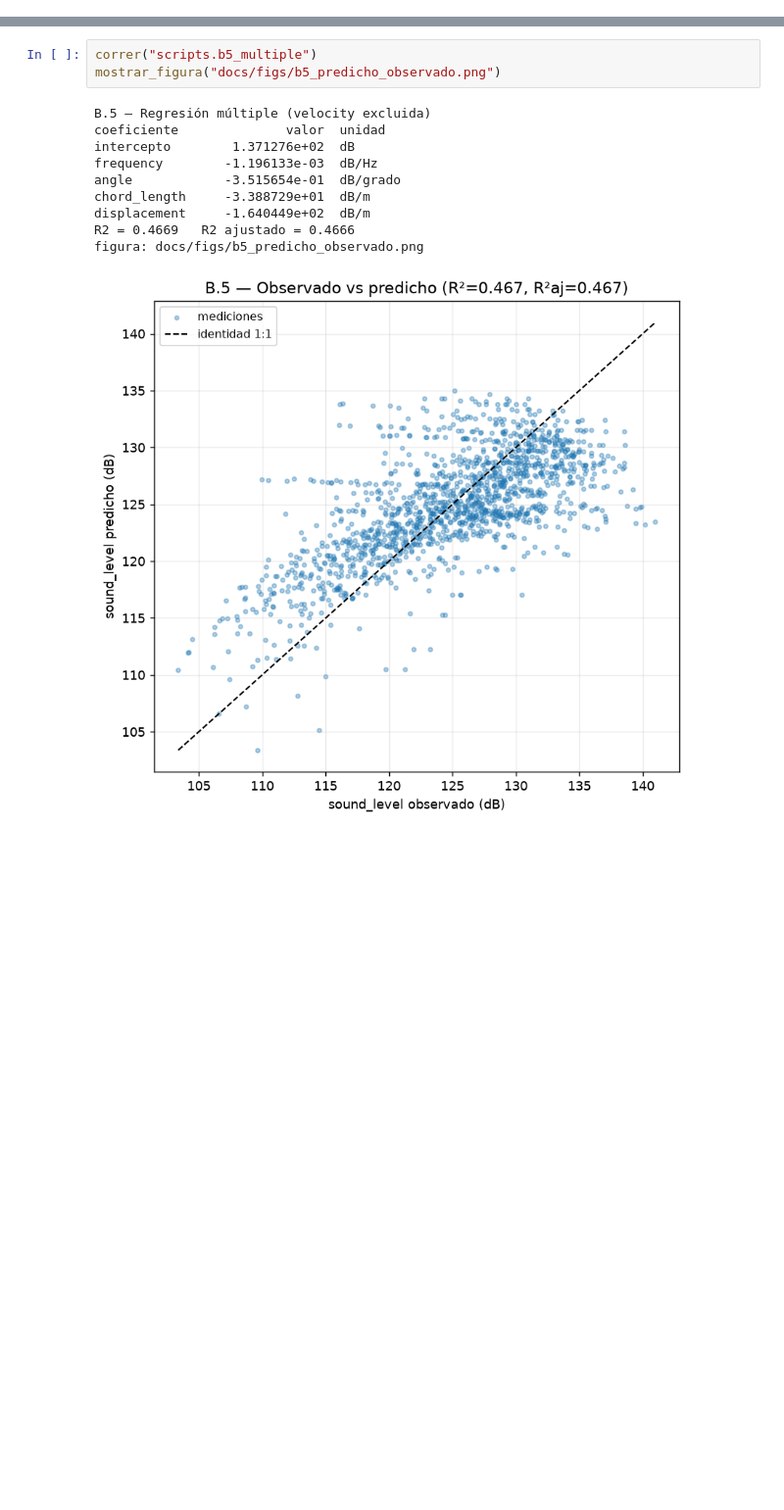
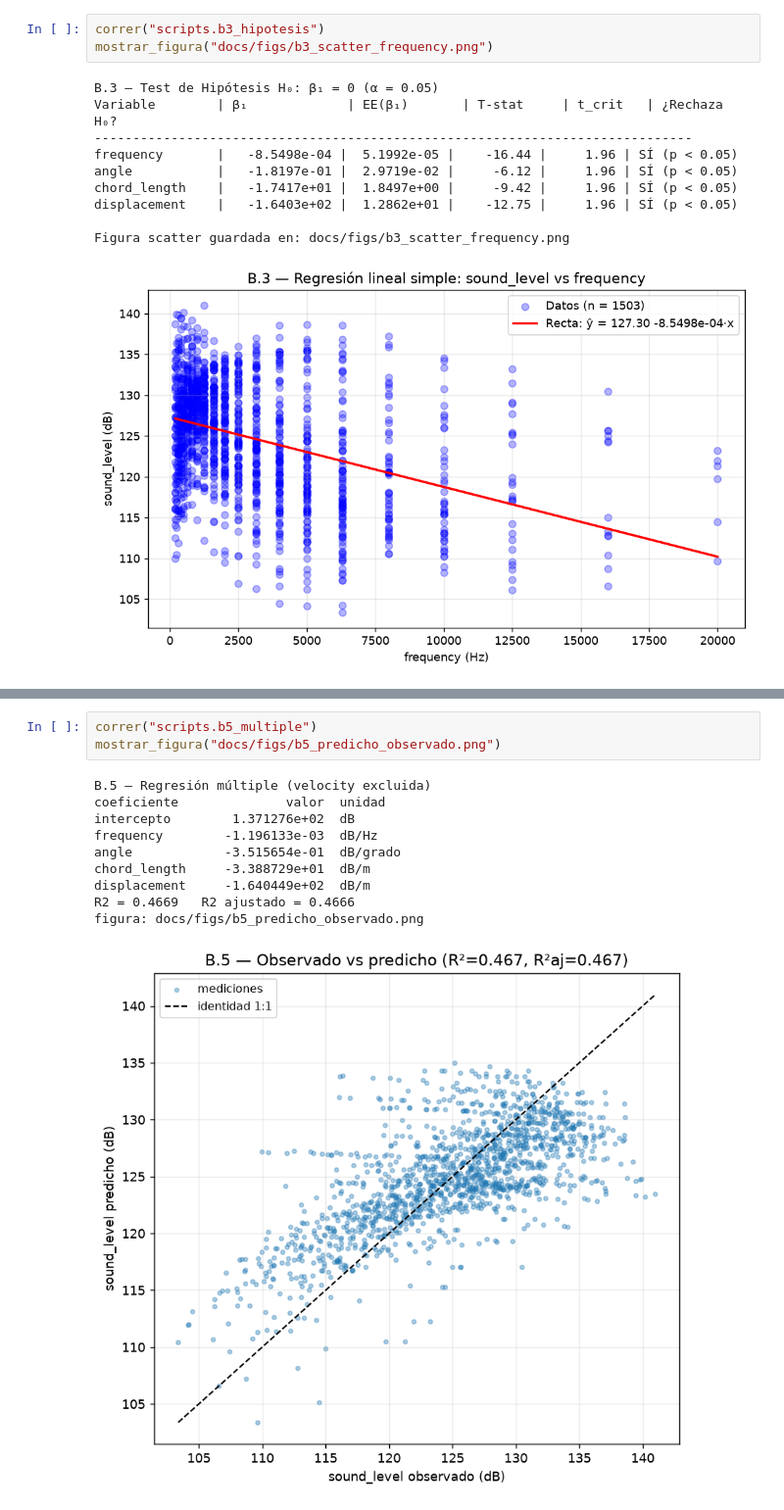
Before and after one commit to santi440/mateIV, a Jupyter notebook: notebooks/informe.ipynb, the cells around one changed output, grey strips where cells are left out. Shown at 98% size. Cells and saved outputs as stored; diff of their text form; blank space fills up the shorter version.

```diff
--- a/notebooks/informe.ipynb
+++ b/notebooks/informe.ipynb
@@ -286,0 +237,14 @@ Recta: sound_level = 127.3037 dB -8.549790e-04 dB/Hz · frequency
+# %%
+correr("scripts.b3_hipotesis")
+mostrar_figura("docs/figs/b3_scatter_frequency.png")
+# %% [output]
+B.3 — Test de Hipótesis H₀: β₁ = 0 (α = 0.05)
+Variable        | β₁             | EE(β₁)       | T-stat     | t_crit   | ¿Rechaza H₀?
+------------------------------------------------------------------------------
+frequency       |   -8.5498e-04 |  5.1992e-05 |    -16.44 |     1.96 | SÍ (p < 0.05)
+angle           |   -1.8197e-01 |  2.9719e-02 |     -6.12 |     1.96 | SÍ (p < 0.05)
+chord_length    |   -1.7417e+01 |  1.8497e+00 |     -9.42 |     1.96 | SÍ (p < 0.05)
+displacement    |   -1.6403e+02 |  1.2862e+01 |    -12.75 |     1.96 | SÍ (p < 0.05)
+
+Figura scatter guardada en: docs/figs/b3_scatter_frequency.png
+[figure, added]
```
Also changed, not shown: parts of 38 cells of this notebook, 14 other files.
